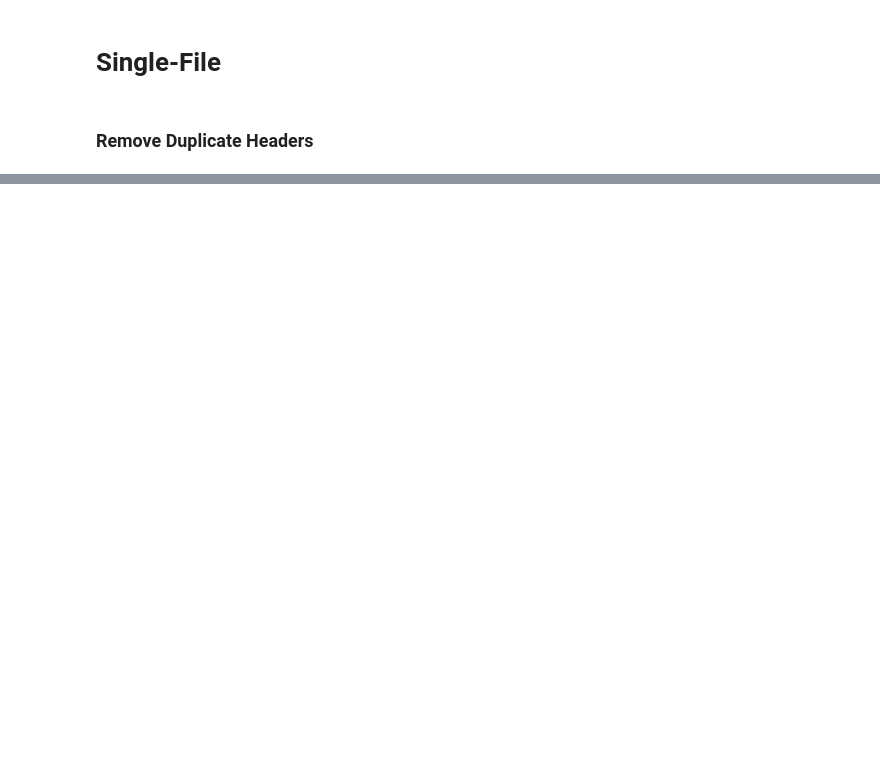
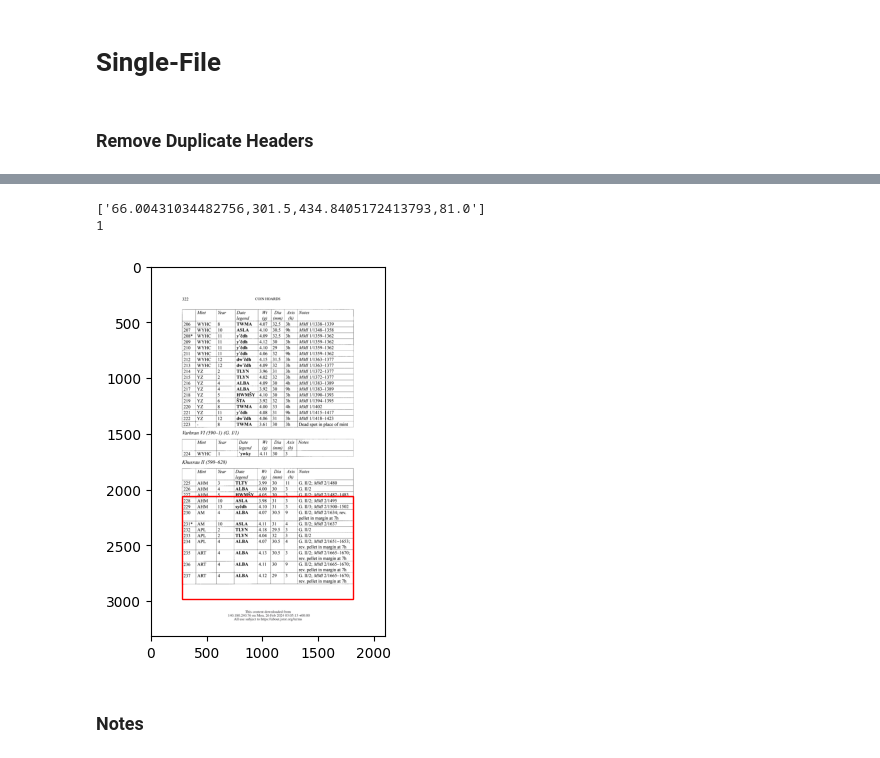
Before and after one commit to RawandAziz/COINS, a Jupyter notebook: extractor.ipynb, the cells around one changed output, grey strips where cells are left out. Saved outputs shown, nothing was run; the diff lists cells and outputs as text; code cells hidden in the pictures; blank space fills up the shorter version.

```diff
--- a/extractor.ipynb
+++ b/extractor.ipynb
@@ -56,0 +105,11 @@ overall_df.to_csv("CUR.csv", index=False, header=False, encoding="utf-8") # need
+# %%
+def get_pdf_page_dimensions(pdf_path, page_number):
+
+    document = mu.open(pdf_path)
+    page = document.load_page(page_number-1)
+
+    rect = page.rect
+    width = rect.width
+    height = rect.height
+
+    return width, height
@@ -56,0 +180,38 @@ overall_df.to_csv("CUR.csv", index=False, header=False, encoding="utf-8") # need
+# %%
+def extract(tool): # upon pressing "confirm" after boxing the table
+    area = browser_to_pdf_coord(tlx, tly, brx, bry, tool)
+    print(area)
+    tables = c.read_pdf(f"{file}", "1", flavor="lattice", line_scale=40, line_tol=8, table_areas=area)
+    print(len(tables))
+    c.plot(tables[0], kind="contour") # line joint, text grid contour, textedge (Lat, Both, Stream)
+    plt.show()
+
+
+def upload_file(capture_button):
+    file_path = filedialog.askopenfilename(filetypes=[("PDF files", "*.pdf"), ("All files", "*.*")])
+    if file_path:
+        # print(file_path)
+        global file
+        file = file_path
+        capture_button.pack()
+# %%
+tool = tk.Tk()
+tool.title("COINS")
+label = tk.Label(tool, text="COINS")
+label.pack()
+
+capture_button = tk.Button(tool, text="Capture table", name="capture_button",
+                           command=lambda: on_capture_button_click(tool))
+
+confirm_button = tk.Button(tool, text="Confirm", name="confirm_button", command=lambda: extract(tool))
+
+upload_button = tk.Button(tool, text="Upload PDF", name='upload_button', command=lambda: upload_file(capture_button))
+upload_button.pack()
+
+tool.mainloop()
+# %% [output]
+['66.00431034482756,301.5,434.8405172413793,81.0']
+1
+[figure, added]
+# %% [markdown]
+### Notes
```
Also changed, not shown: parts of 19 cells of this notebook.
